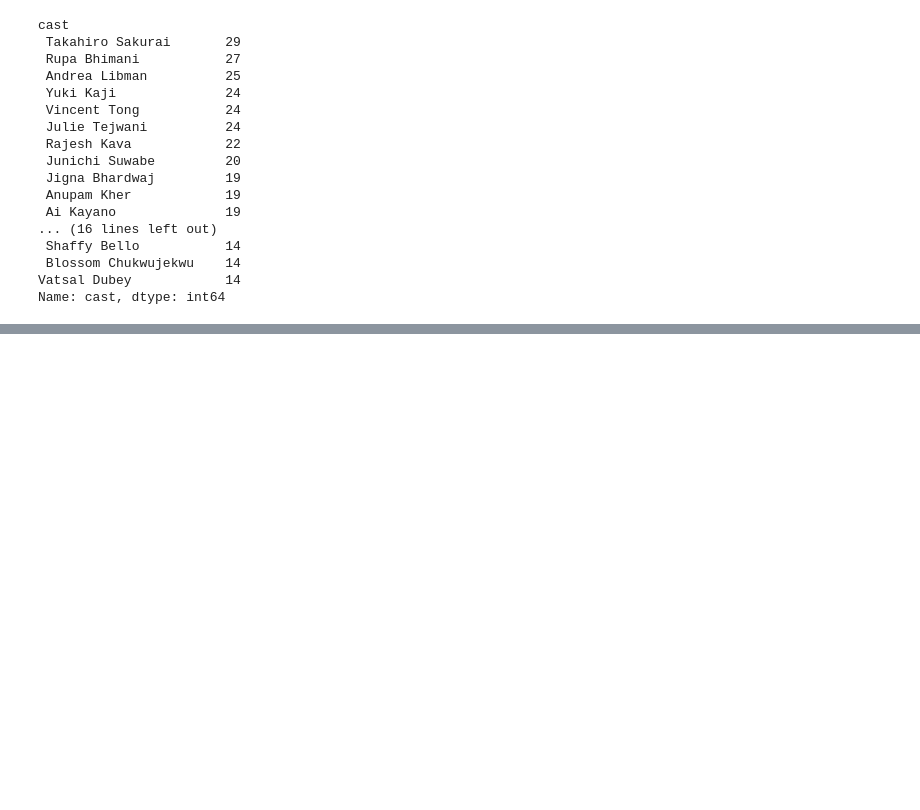
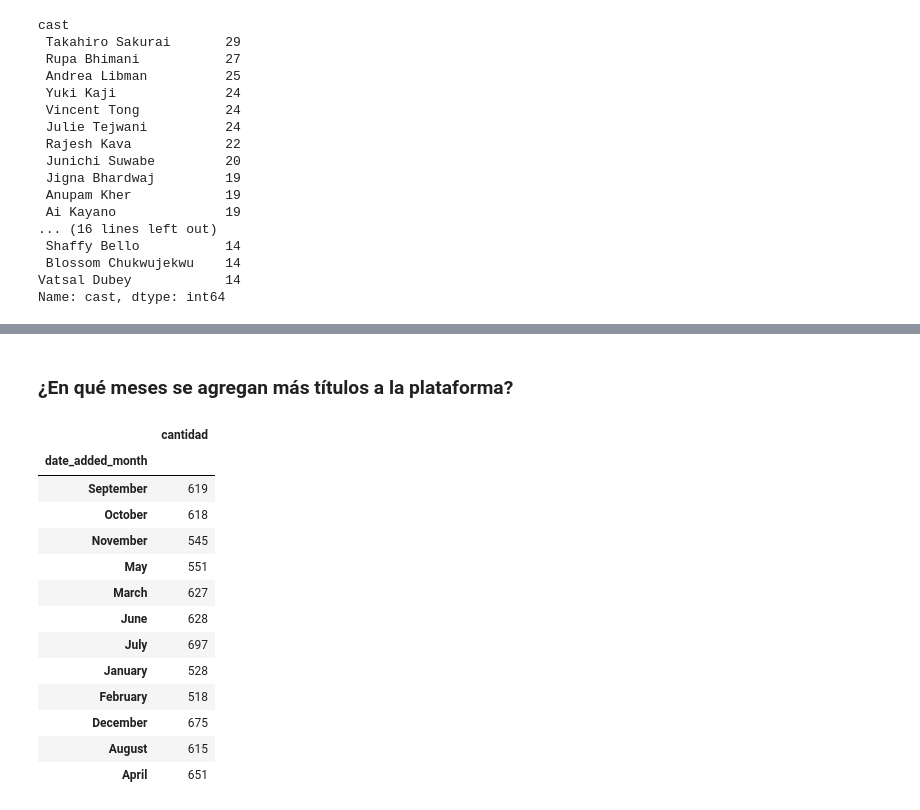
Before and after one commit to arleyCastaneda22/EDA-An-lisis-exploratorio-de-datos-, a Jupyter notebook: DatasetsNeflix.ipynb, the cells around one changed output, grey strips where cells are left out. Saved outputs shown, nothing was run; the diff lists cells and outputs as text; code cells hidden in the pictures; blank space fills up the shorter version.

```diff
--- a/DatasetsNeflix.ipynb
+++ b/DatasetsNeflix.ipynb
@@ -324,0 +345,22 @@ Name: cast, dtype: int64
+# %% [markdown]
+### ¿En qué meses se agregan más títulos a la plataforma?
+# %%
+df_con_formato_de_fecha_correcto["date_added_month"] = df_con_formato_de_fecha_correcto["date_added"].dt.month_name()
+mes_con_mas_contenido = df_con_formato_de_fecha_correcto.groupby("date_added_month").agg({"title":"count"}).sort_values(by="date_added_month",ascending=False)
+mes_con_mas_contenido = mes_con_mas_contenido.rename(columns={"title":"cantidad"})
+mes_con_mas_contenido
+# %% [output]
+|  | cantidad |
+| date_added_month |  |
+| September | 619 |
+| October | 618 |
+| November | 545 |
+| May | 551 |
+| March | 627 |
+| June | 628 |
+| July | 697 |
+| January | 528 |
+| February | 518 |
+| December | 675 |
+| August | 615 |
+| April | 651 |
```
Also changed, not shown: parts of 8 cells of this notebook, 2 other files.
